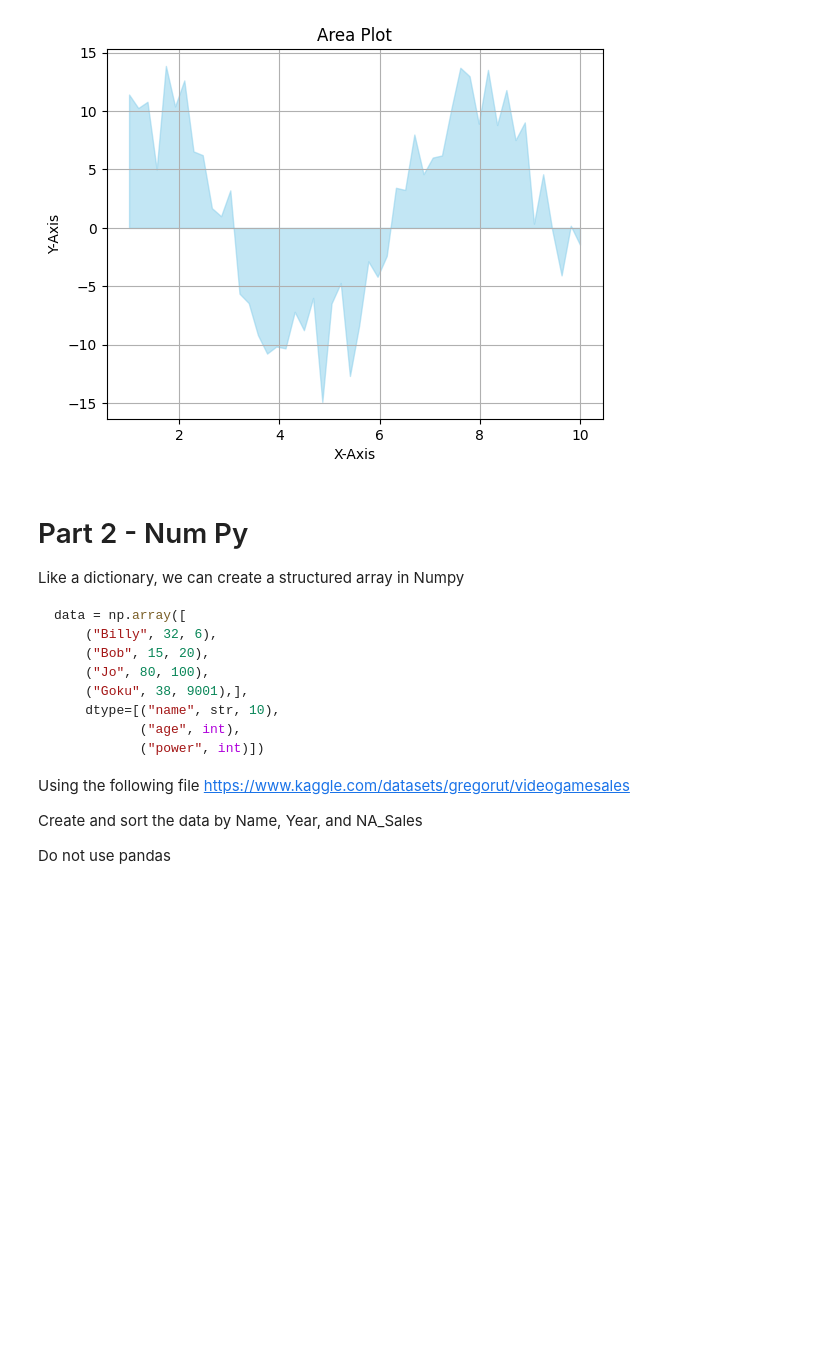
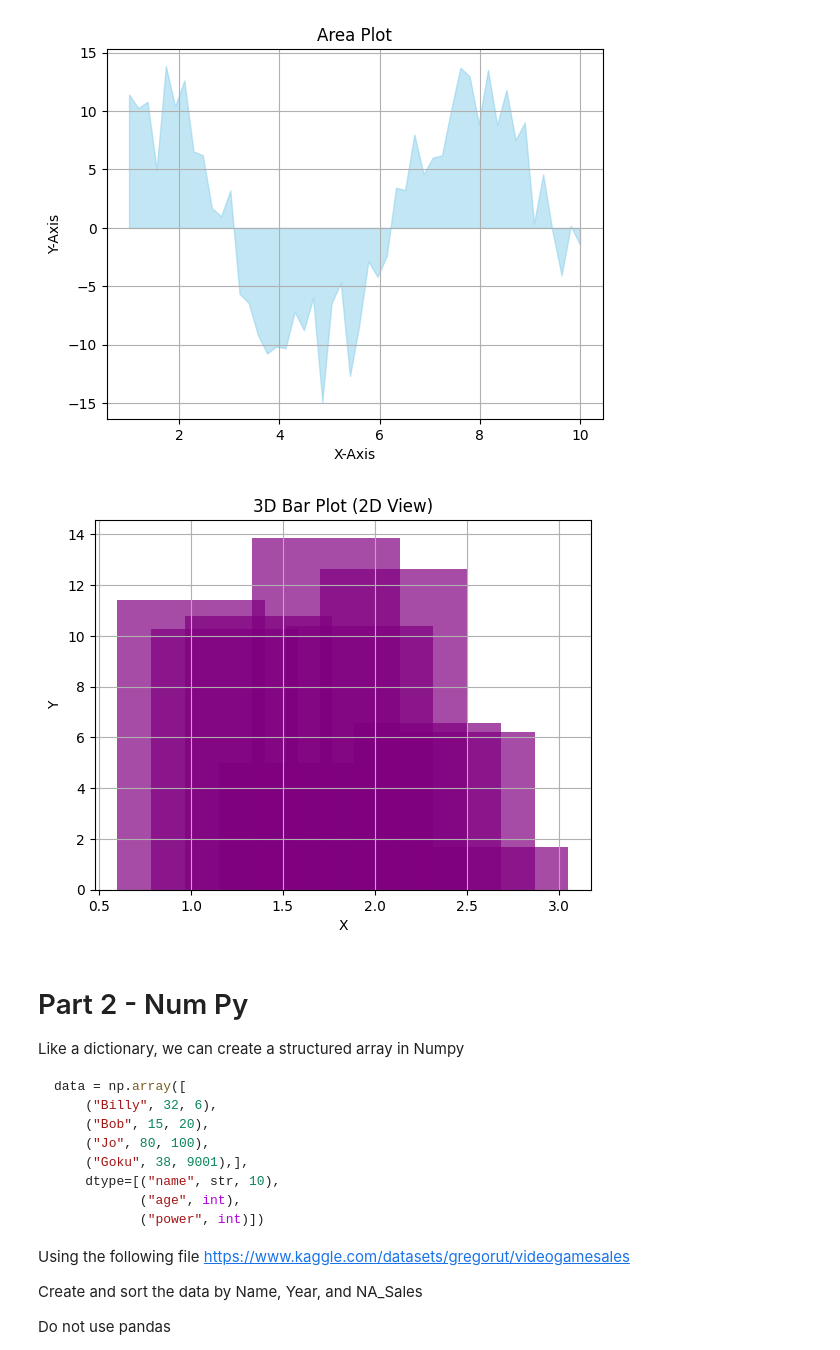
Before and after one commit to ETE4990-S25/homeworkfolder-Jayden-gif-dev, a Jupyter notebook: Homework/Homework_05/Homework05- MatPlot_NumPy.ipynb, the cells around one changed output. Cells and saved outputs as stored; diff of their text form; code cells hidden in the pictures; blank space fills up the shorter version.

Commit message:
3D bar plot

```diff
--- a/Homework/Homework_05/Homework05- MatPlot_NumPy.ipynb
+++ b/Homework/Homework_05/Homework05- MatPlot_NumPy.ipynb
@@ -74,6 +74,15 @@ plt.show()
 [figure]
 # %%
 # 3d Plot - Bar Plot
+plt.figure()
+plt.bar(x[:10], y[:10], color='purple', alpha=0.7)
+plt.title('3D Bar Plot (2D View)')
+plt.xlabel('X')
+plt.ylabel('Y')
+plt.grid(True)
+plt.show()
+# %% [output]
+[figure, added]
 # %% [markdown]
 # Part 2 - Num Py
 Like a dictionary, we can create a structured array in Numpy
```
